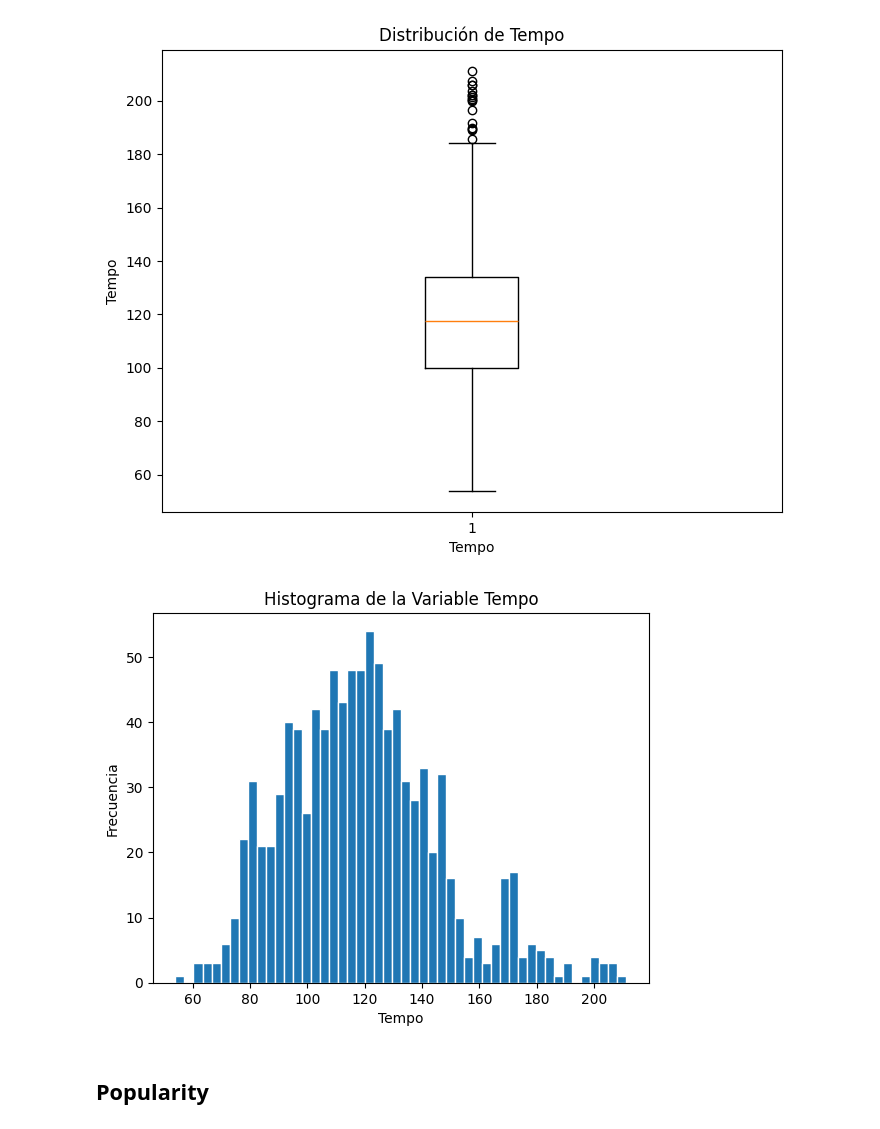
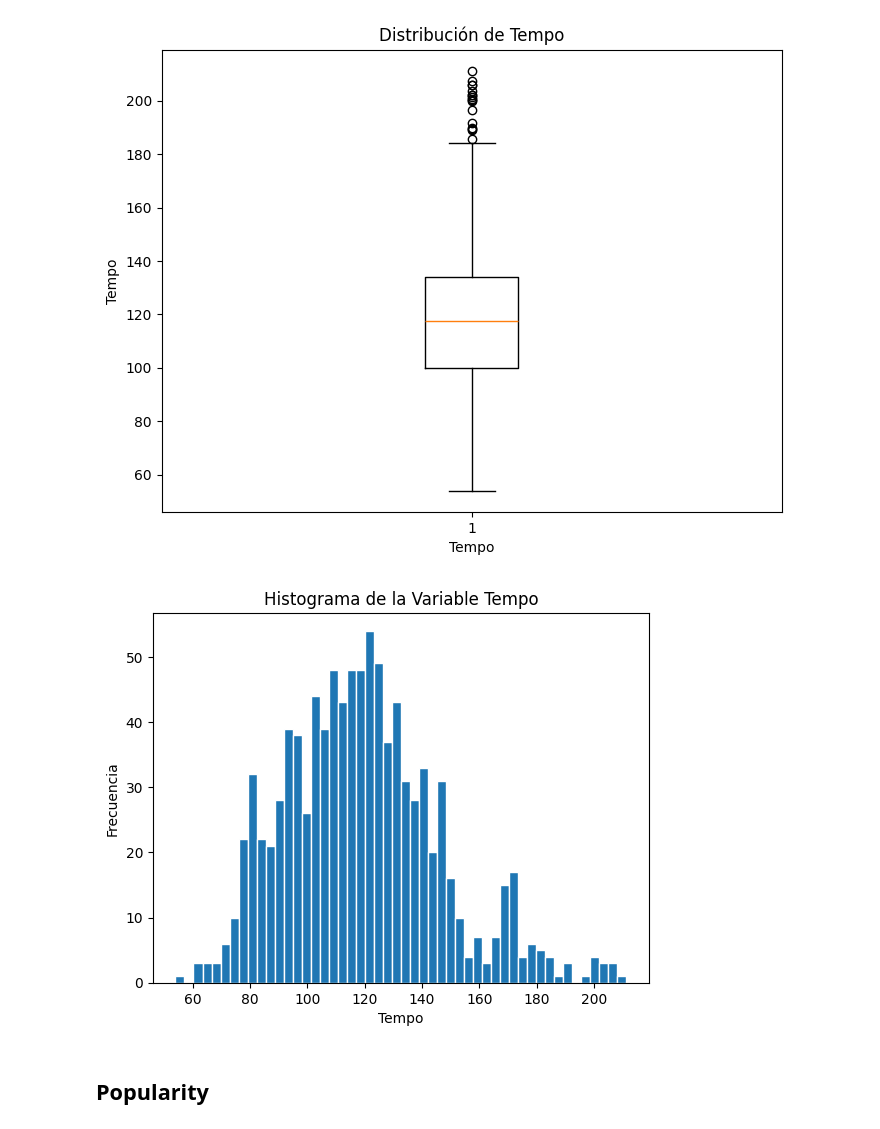
Before and after one commit to iroumec/TPE-FCD, a Jupyter notebook: Notebook.ipynb, the cells around one changed output. Cells and saved outputs as stored; diff of their text form; code cells hidden in the pictures.

```diff
--- a/Notebook.ipynb
+++ b/Notebook.ipynb
@@ -1377,13 +1254,13 @@ Sesgo a izquierda.
 # %% [markdown]
 ## Tempo
 # %%
-loudness_dataset = copy_dataset.copy()
+tempo_dataset = clean_dataset.copy()
 
 import matplotlib.pyplot as plt
 
 # Crear el boxplot
 plt.figure(figsize=(8, 6))
-plt.boxplot(loudness_dataset["Tempo"])
+plt.boxplot(tempo_dataset["Tempo"])
 
 # Agregar etiquetas a los ejes
 plt.xlabel("Tempo")
@@ -1397,24 +1274,22 @@ plt.show()
 # %% [output]
 [figure]
 # %%
-import matplotlib.pyplot as plt
-
 # Definir el número de bins
 bins = 50
 # bins = 10
 # bins = 20
 
 # Crear el histograma con bordes entre los bins
-plt.hist(copy_dataset["Tempo"], bins=bins, edgecolor='white')
+plt.hist(tempo_dataset["Tempo"], bins=bins, edgecolor='white')
 
 # Agregar etiquetas a los ejes
 plt.xlabel("Tempo")
 plt.ylabel("Frecuencia")
 
 # Agregar un título al gráfico
 plt.title("Histograma de la Variable Tempo")
 
 # Mostrar el gráfico
 plt.show()
 # %% [output]
-[figure, old version]
+[figure, new version]
```
Also changed, not shown: parts of 66 cells of this notebook, 3 other files.
